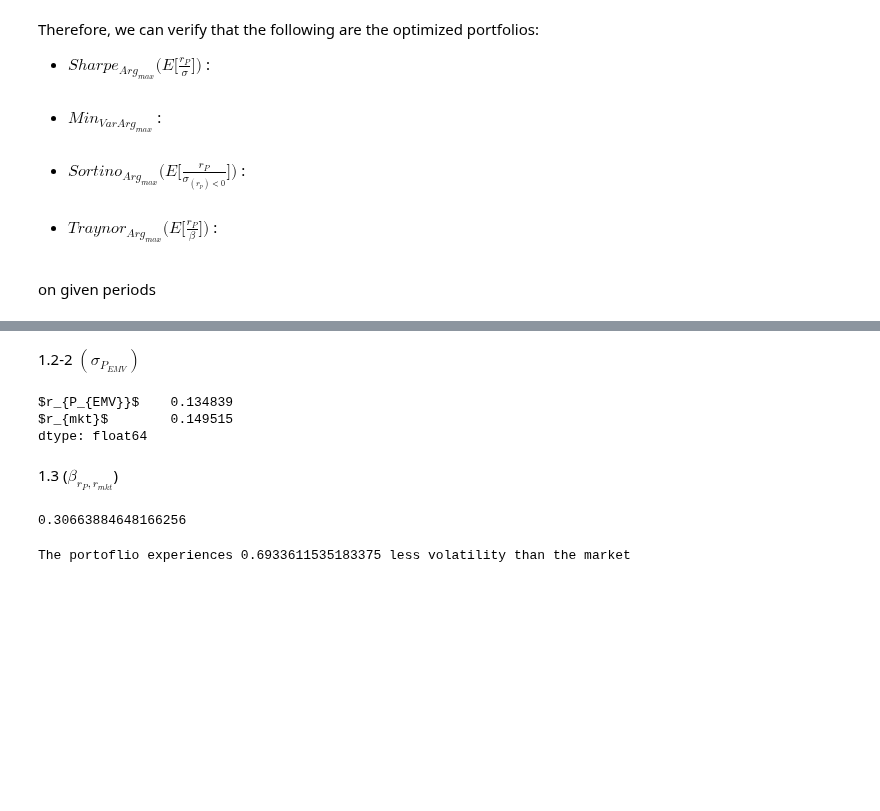
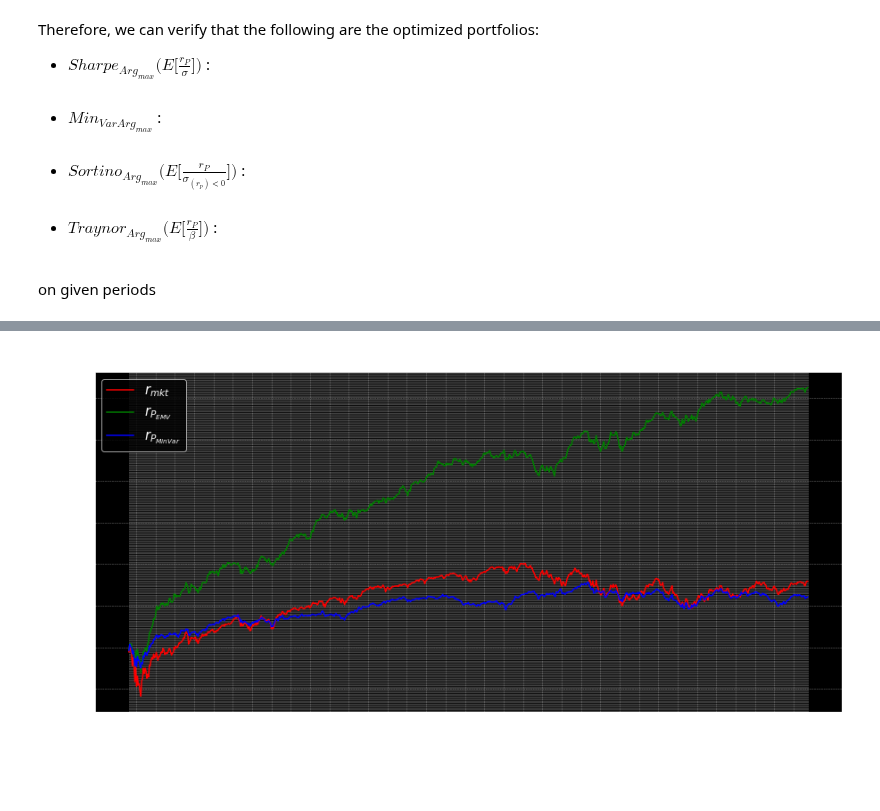
Before and after one commit to EMarquez7/Examen-de-Simulaci-n-2, a Jupyter notebook: Optimization.ipynb, the cells around one changed output, grey strips where cells are left out. Drawn from its saved outputs; the diff is of its cells as text; code cells hidden in the pictures; blank space fills up the shorter version.

Commit message:
Accum ts plt

```diff
--- a/Optimization.ipynb
+++ b/Optimization.ipynb
@@ -165,10 +144,11 @@ on given periods
 # %%
 def Optimizer(Assets, index, rf, title):
     Asset_ret = (Assets.pct_change()).iloc[1:, :].dropna(axis = 1)
+    index_ret = index.pct_change().iloc[1:, :].dropna(axis = 1)
+    index_ret = index_ret[index_ret.index.isin(Asset_ret.index)]
+
     mean_ret = Asset_ret.mean() * 252
     cov = Asset_ret.cov() * 252
-
-    index_ret = index.pct_change().iloc[1:, :].dropna(axis = 1)
 
     N = len(mean_ret)
     w0 = np.ones(N) / N
@@ -225,16 +205,19 @@ def Optimizer(Assets, index, rf, title):
 
     Mu, Sigma, Beta, SR = [Muopt_EMV, Muopt_MinVar], [Sopt_EMV, Sopt_MinVar], [Beta_EMV, Beta_MinVar], [SR_EMV, SR_MinVar]
     index = ["$EMV_{Arg_{max}}$", "$Min_{Var_{Arg_{max}}}$"]
-    #Write up the index as the index list for Popt as a callable string to be used in a dataframe and then in a tabulate function.
     Popt = [pd.DataFrame({"$\mu_P$" : Mu[i], "$\sigma_P$" : Sigma[i], "$\Beta_{P}$": Beta[i], "$Sharpe-R_{max}$" : SR[i]},
                           index = [index[i]]) for i in range(0, len(Mu))]
 
-    # Popt[0].index.name = title
-    # Popt[1].index.name = title
+    Popt[0].index.name = title
+    Popt[1].index.name = title
+    R_EMV = R_EMV[[R_EMV.columns[1], R_EMV.columns[0], R_EMV.columns[2]]]
+    #Get the cumulative returns with cumsum for rmkt, rEMV and rMinVar
+    accum = R_EMV.cumsum()
 
     Argmax = [d.Markdown(tabulate(Popt[i], headers = "keys", tablefmt = "pipe")) for i in range(0, len(Popt))]
     R_EMV = d.Markdown(tabulate(R_EMV, headers = "keys", tablefmt = "pipe"))
 
-    return Argmax, R_EMV
+    return Argmax, R_EMV, accum
 # %%
-Argmax, R_EMV = Optimizer(SP_Assets.loc["2018-01-02":"2020-01-02"], dt.get_historical_price_data('^GSPC', 6).loc["2018-01-02":"2020-01-02"], 0.0169, "$S\&P500_{18-20}$")
+Argmax, R_EMV, accum = Optimizer(SP_Assets.loc["2020-03-02":"2023-05-05"], dt.get_historical_price_data('^GSPC', 6).loc["2020-03-02":"2023-05-05"], 0.0169, "$S\&P500_{18-20}$")
+d.display(Argmax[0], Argmax[1], R_EMV)
@@ -365,19 +291,4 @@ array([[0.13483877]])
-# %% [markdown]
-1.2-2 $(\sigma_{P_{EMV}})$
-# %%
-r_pemv.std()*np.sqrt(252)
-# %% [output]
-$r_{P_{EMV}}$    0.134839
-$r_{mkt}$        0.149515
-dtype: float64
-# %% [markdown]
-1.3 ($\beta_{r_P,r_{mkt}}$)
-# %%
-Beta = np.divide((np.cov(r_pemv.iloc[0], r_pemv.iloc[1])[0][1]), r_pemv.iloc[1].var())
-Beta
-# %% [output]
-0.30663884648166256
-# %%
-print("The portoflio experiences", 1-Beta, "less volatility than the market")
-# %% [output]
-The portoflio experiences 0.6933611535183375 less volatility than the market
+# %%
+vs.Accum_ts(accum)
+# %% [output]
+[figure, added]
```
Also changed, not shown: parts of 16 cells of this notebook, 1 other file.
